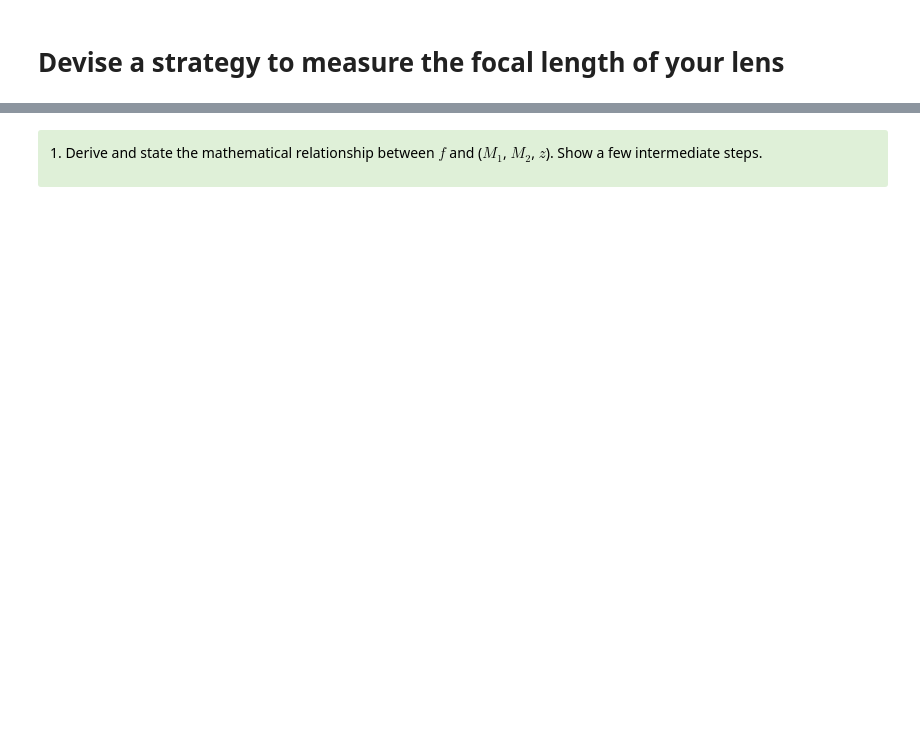
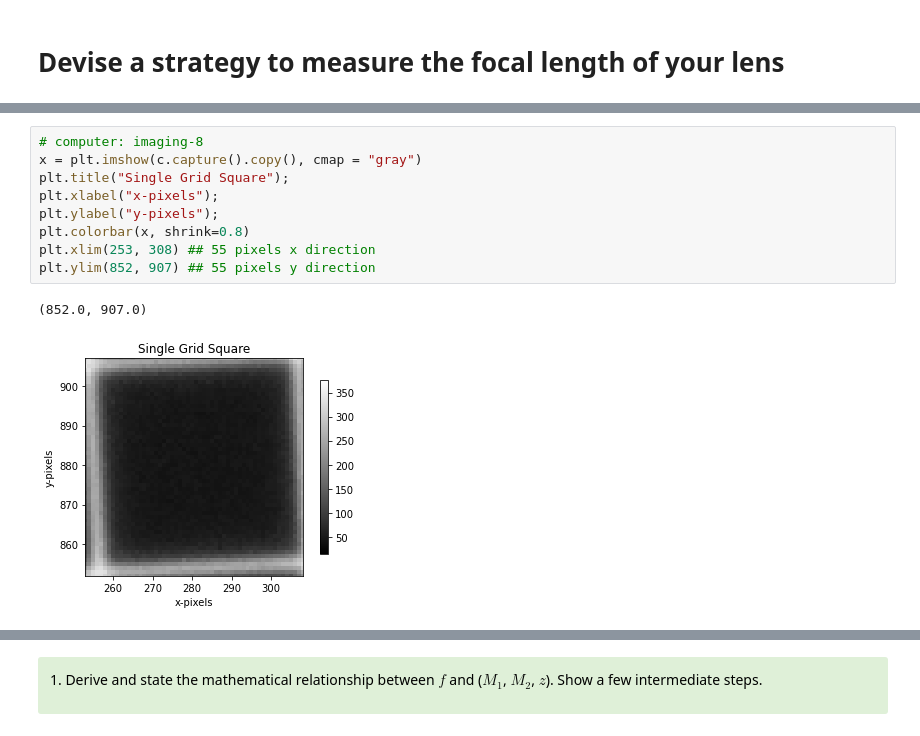
Before and after one commit to skhan102jh/Build-an-Imager, a Jupyter notebook: Lab1 Part2 .ipynb, the cells around one changed output, grey strips where cells are left out. Cells and saved outputs as stored; diff of their text form; blank space fills up the shorter version.

```diff
--- a/Lab1 Part2 .ipynb
+++ b/Lab1 Part2 .ipynb
@@ -298,0 +324,12 @@ M_2 = \frac{a_1+z}{b_2}
+# %%
+# computer: imaging-8
+x = plt.imshow(c.capture().copy(), cmap = "gray")
+plt.title("Single Grid Square");
+plt.xlabel("x-pixels");
+plt.ylabel("y-pixels");
+plt.colorbar(x, shrink=0.8)
+plt.xlim(253, 308) ## 55 pixels x direction
+plt.ylim(852, 907) ## 55 pixels y direction
+# %% [output]
+(852.0, 907.0)
+[figure, added]
```
Also changed, not shown: parts of 8 cells of this notebook, 1 other file.
